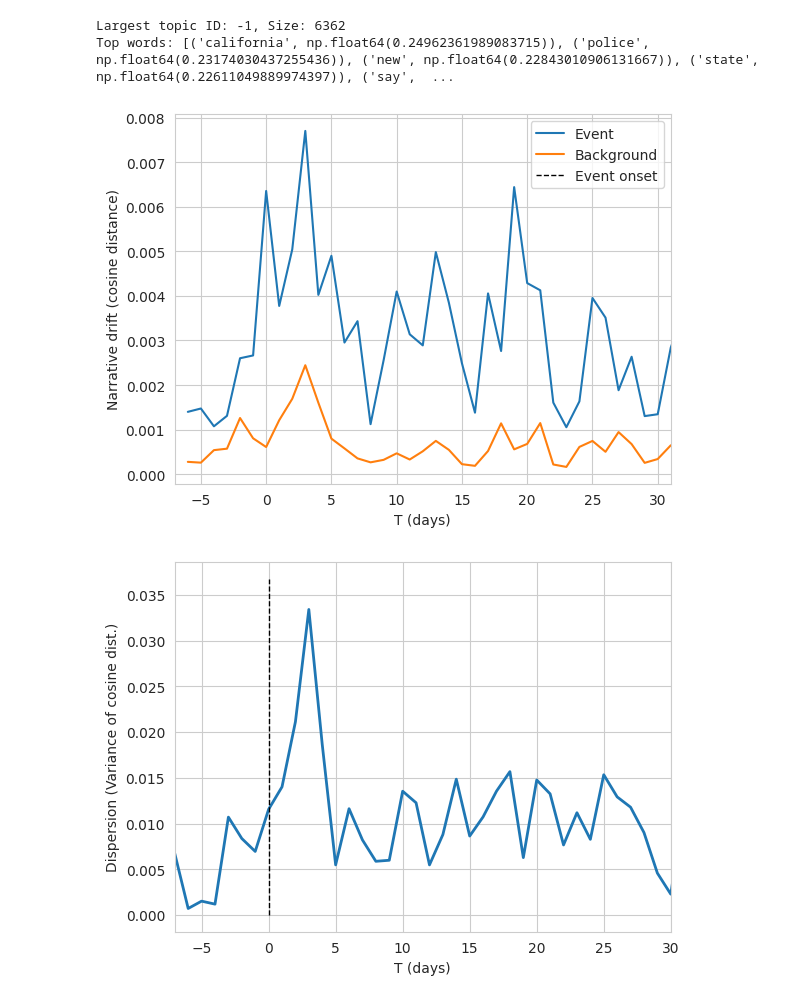
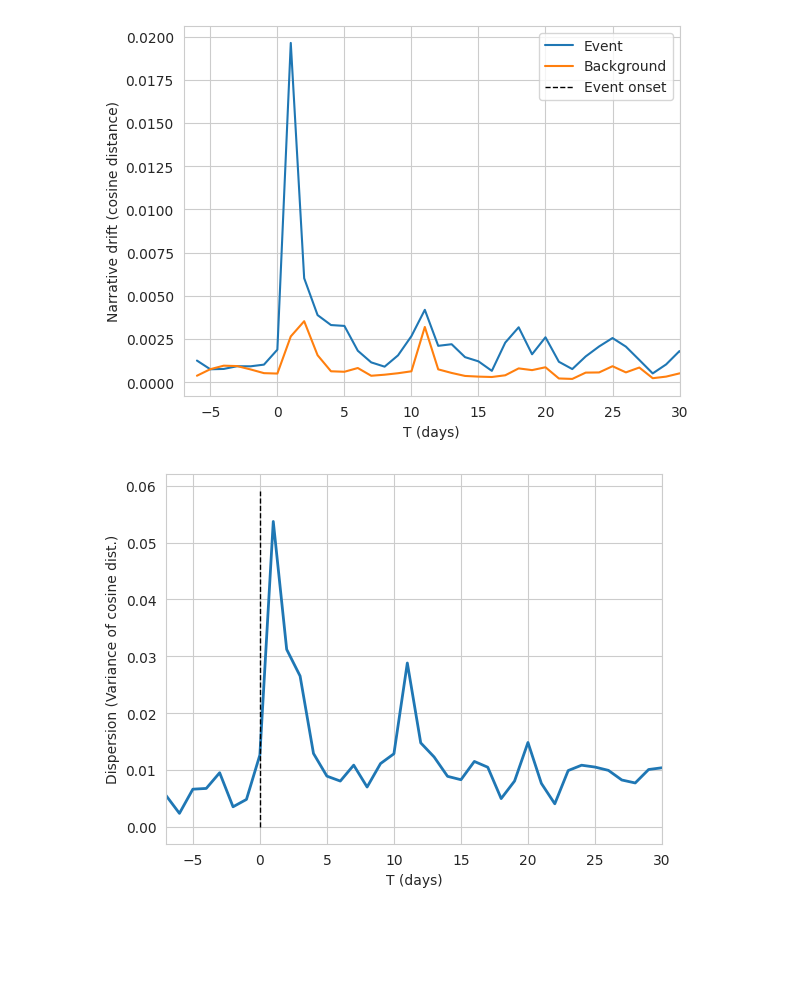
Before and after one commit to elugos/HSMS_LUGOS, a Jupyter notebook: temporal_analysis_hard_seeds.ipynb, the cells around one changed output. Cells and saved outputs as stored; diff of their text form; code cells hidden in the pictures; blank space fills up the shorter version.

Commit message:
Add change point analysis

```diff
--- a/temporal_analysis_hard_seeds.ipynb
+++ b/temporal_analysis_hard_seeds.ipynb
@@ -103,7 +100,9 @@ def dedupe_texts(df, text_col):
 
     return deduped_df, dedupe_report
 # %%
-config_file = Path("config/boogaloo.yaml")
+config_file = Path("config/buffaloshooting.yaml")
 cfg, df = load_config(config_file)
 
+xlim = (-7,30)
+
 root_dir = Path(".").absolute()
@@ -286,6 +267,7 @@ import numpy as np
 
 
 df['row_id'] = np.arange(len(df))
+df['is_event'] = new_mask
 
 df_in = df[new_mask]
 # texts_in = texts[new_mask].copy().reset_index(drop=True)
@@ -321,11 +307,0 @@ if save_output:
-# %%
-from analysis.topic_modeling import init_bertopic_model
-import numpy as np
-
-topic_model = init_bertopic_model(cfg['keywords'], seed_multiplier=1.0)
-topics, probs = topic_model.fit_transform(texts, embeddings)
-
-topic_info = topic_model.get_topic_info()
-display(topic_info.head(15))
-
-df['topic'] = topics
@@ -442,6 +365,7 @@ def compute_daily_centroids(df, embeddings, centroid_method: str = "mean") -> pd
         daily_centroids.append({
             "date_str": gdate,
             "emb": centroid_sbert,
+            "date": gdf["date"].min(),
             "n_docs": len(emb_day)
         })
 
@@ -455,7 +379,7 @@ def compute_daily_centroids(df, embeddings, centroid_method: str = "mean") -> pd
     return cent_df
 
 
-def smoothen_centroids(cent_df: pd.DataFrame) -> pd.DataFrame:
+def smoothen_centroids_and_dist(cent_df: pd.DataFrame) -> pd.DataFrame:
     #  Exponential Moving Average (EMA) smoothing of centroids (vector EMA)
     use_vol_scale = True
 
@@ -499,57 +423,37 @@ def smoothen_centroids(cent_df: pd.DataFrame) -> pd.DataFrame:
     cent_df["dist_raw_to_prev_smooth"] = dist_raw_to_prev_smooth
 
     return cent_df
-# %%
-# Find largest topic
-
-topic_info = topic_model.get_topic_info()
-
-# Find the largest topic by size
-largest_topic_row = topic_info.loc[topic_info['Count'].idxmax()]
-largest_topic_id = largest_topic_row['Topic']
-largest_topic_size = largest_topic_row['Count']
-
-print(f"Largest topic ID: {largest_topic_id}, Size: {largest_topic_size}")
-print("Top words:", topic_model.get_topic(largest_topic_id))
-# %% [output]
-Largest topic ID: -1, Size: 6362
-Top words: [('california', np.float64(0.24962361989083715)), ('police', np.float64(0.23174030437255436)), ('new', np.float64(0.22843010906131667)), ('state', np.float64(0.22611049889974397)), ('say',  ...
 # %%
 # Retrieve subsets of DataFrame and embeddings
 import matplotlib.pyplot as plt
 
 # ## Compute the centroids for each day
 cent_df = compute_daily_centroids(df_in, embeddings_in)
-cent_df = smoothen_centroids(cent_df)
+cent_df = smoothen_centroids_and_dist(cent_df)
 
 
 ## Compute non-topic centroids
 cent_df_c = compute_daily_centroids(df_out, embeddings_out)
-cent_df_c = smoothen_centroids(cent_df_c)
-
-
-# print(cent_df[["dt", "n_docs", "dist_smooth_to_prev_smooth", "dist_raw_to_prev_smooth"]].head(10))
-
-# print(cent_df_c[["dt", "n_docs", "dist_smooth_to_prev_smooth", "dist_raw_to_prev_smooth"]].head(10))
-
-plt.xlim(-7,31)
+cent_df_c = smoothen_centroids_and_dist(cent_df_c)
 
 y_col = 'dist_smooth_to_prev_smooth'
+
+plt.clf();
+plt.xlim(*xlim)
 sns.lineplot(data=cent_df, x='dt', y=y_col, label='Event');
 # plt.xticks(rotation=45);
-
 
 sns.lineplot(data=cent_df_c, x='dt', y=y_col, label='Background')
 # plt.xticks(rotation=45);
 plt.vlines((0), ymin=0, ymax=max(cent_df[y_col]), linestyles='--', colors='black', linewidth=1, label='Event onset')
 plt.legend()
 plt.ylabel('Narrative drift (cosine distance)')
 plt.xlabel('T (days)');
 
 if save_output:
     plt.savefig(output_dir.joinpath("narrative_drift.pdf"))
 # %% [output]
-[figure, old version]
+[figure, new version]
 # %%
 ### Plot dispersion
 
@@ -558,16 +462,17 @@ from analysis.dispersion import get_centroid_dispersion_per_day
 dispersion = get_centroid_dispersion_per_day(df_in, embeddings_in)
 cent_df['dispersion'] = dispersion
 
+plt.clf()
 sns.lineplot(data=cent_df, x='dt', y='dispersion', linewidth=2)
 plt.xlabel("T (days)")
 plt.ylabel("Dispersion (Variance of cosine dist.)")
-plt.xlim(-7,30)
+plt.xlim(*xlim)
 plt.vlines((0), ymin=0, ymax=max(dispersion*1.1), linestyles='--', colors='black', linewidth=1, label='Event onset');
 
 if save_output:
     plt.savefig(output_dir.joinpath("narrative_dispersion.pdf"))
 # %% [output]
-[figure, old version]
+[figure, new version]
 # %%
 ### Get daily curvatures
 from analysis.dispersion import compute_curvature
```
Also changed, not shown: parts of 30 cells of this notebook, 7 other files.
